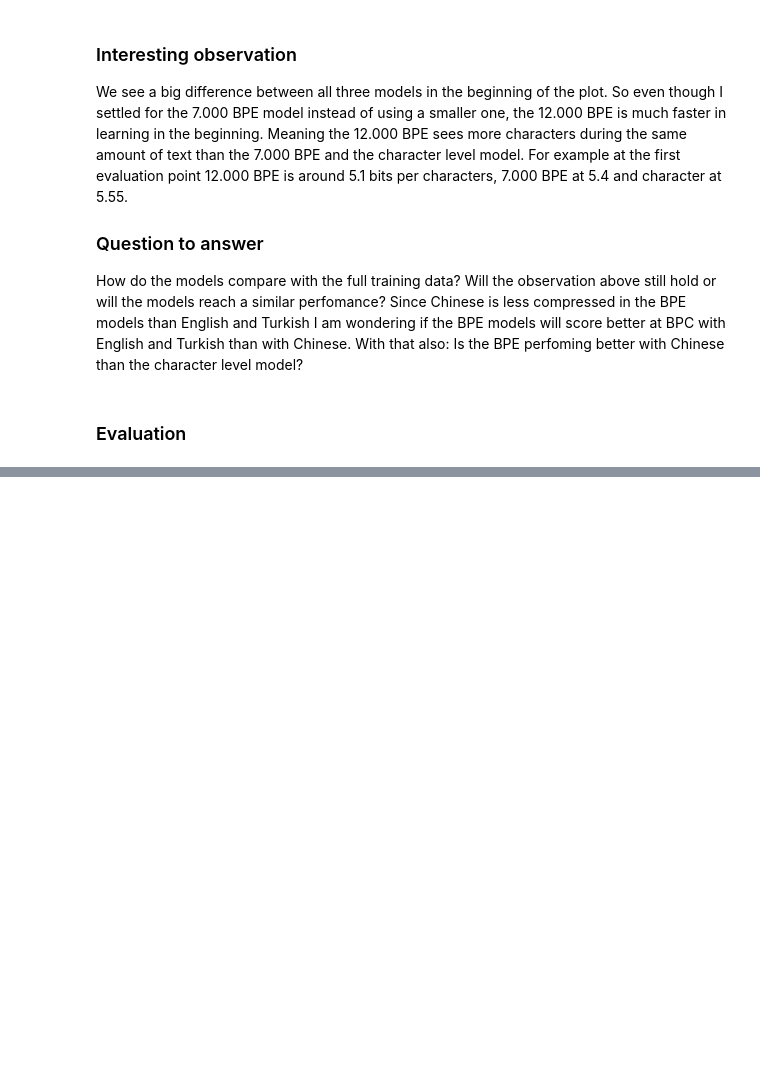
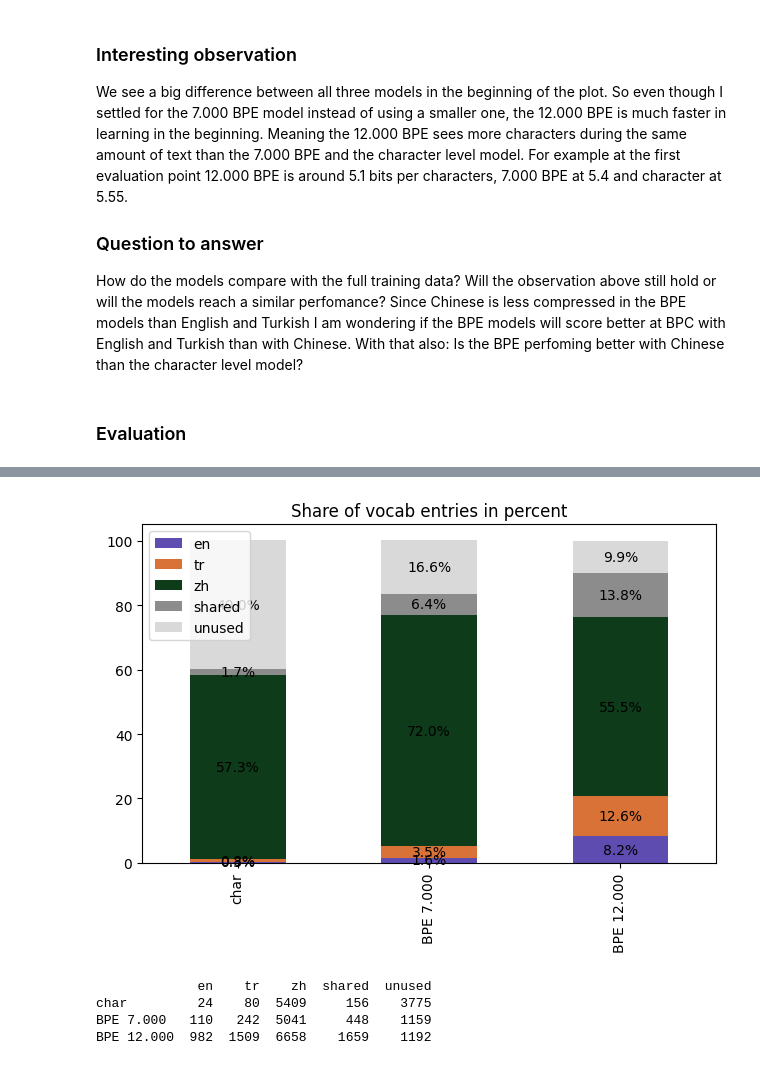
Before and after one commit to cschuene-dev/Advanced-Machine-Learning, a Jupyter notebook: Assignment.ipynb, the cells around one changed output, grey strips where cells are left out. Cells and saved outputs as stored; diff of their text form; code cells hidden in the pictures; blank space fills up the shorter version.

Commit message:
more analysis of results and some plot changes

```diff
--- a/Assignment.ipynb
+++ b/Assignment.ipynb
@@ -61,6 +62,7 @@ for split in ["train", "valid", "test"]:
 # Character tokenizer: one token for each unicode character
 sentences_train = (data["train"]["en"] + data["train"]["tr"] + data["train"]["zh"]) #shared vocabulary using train set
 sentences_valid = (data["valid"]["en"] + data["valid"]["tr"] + data["valid"]["zh"])
+sentences_test = (data["test"]["en"] + data["test"]["tr"] + data["test"]["zh"])
 
 chars = sorted(set("".join(sentences_train)))
 char_ID = {"<unk>":0} #unseen tokens
@@ -411,6 +427,7 @@ total_token_char_S = total_train_char/len(train_flattened_S)
 total_token_char_L = total_train_char/len(train_flattened_L)
 
 valid_chars = sum(len(sentence) for sentence in sentences_valid)
+test_chars = sum(len(sentence) for sentence in sentences_test)
 
 print(total_train_char)
 print(total_token_char_C, total_token_char_S, total_token_char_L)
@@ -582,8 +599,8 @@ BPC_L_zh = BPC_per_lang(model_L, valid_flattened_L_zh, "zh")
 # %%
 flat_lists = {
-    "char": (model_C, {"en": valid_flattened_C_en,"tr": valid_flattened_C_tr, "zh": valid_flattened_C_zh}, BPC_C),
-    "BPE 7.000": (model_S, {"en": valid_flattened_S_en, "tr": valid_flattened_S_tr, "zh": valid_flattened_S_zh}, BPC_S),
-    "BPE 12.000": (model_L, {"en": valid_flattened_L_en,"tr": valid_flattened_L_tr, "zh": valid_flattened_L_zh}, BPC_L),
+    "char": (model_C, {"en": test_flattened_C_en,"tr": test_flattened_C_tr, "zh": test_flattened_C_zh}, BPC_C),
+    "BPE 7.000": (model_S, {"en": test_flattened_S_en, "tr": test_flattened_S_tr, "zh": test_flattened_S_zh}, BPC_S),
+    "BPE 12.000": (model_L, {"en": test_flattened_L_en,"tr": test_flattened_L_tr, "zh": test_flattened_L_zh}, BPC_L),
 }
 
 results = {}
@@ -593,6 +610,13 @@ for name, (model, flats, overall) in flat_lists.items():
     results[name]["overall"] = overall
 bpc_table = pandas.DataFrame(results).T.round(3)
 
-print(results)
-bpc_table
+print(bpc_table)
+
+bpc_table.to_latex(
+    "bpc_table.tex",
+    index=True,
+    caption="Bits per character (BPC) on the test data.",
+    label="tab:bpc",
+    float_format="%.3f"
+)
 # %% [output]
@@ -685,0 +711,8 @@ plt.savefig("vocab_distribution.png", dpi=200, bbox_inches="tight")
+# %%
+# first making a table to use for plotting
+summary_table = {
+    "char": summary_distribution(distribution_C_en, distribution_C_tr, distribution_C_zh, vocab_size_char),
+    "BPE 7.000": summary_distribution(distribution_S_en, distribution_S_tr, distribution_S_zh, vocab_size_S),
+    "BPE 12.000": summary_distribution(distribution_L_en, distribution_L_tr, distribution_L_zh, vocab_size_L)
+}
+print(summary_table)
@@ -685,0 +737,23 @@ plt.savefig("vocab_distribution.png", dpi=200, bbox_inches="tight")
+# %%
+cats = ["en", "tr", "zh", "shared", "unused"]
+# accessing the total entries per model and putting them in a shared table
+table_entries = pandas.DataFrame({model: summary[1] for model, summary in summary_table.items()}).T.reindex(columns=cats).fillna(0).astype(int)
+# deviding by the total for each model to asnwer the question how the tokens split up over the languages for each model
+pct_entries = table_entries.div(table_entries.sum(axis=1), axis=0).mul(100).round(1)
+
+colors = {"en": "#5E4CB0", "tr": "#D87237", "zh": "#0E3B19", "shared": "#8C8C8C", "unused": "#D9D9D9"}
+ax = pct_entries.plot(kind="bar", stacked=True, title="Share of vocab entries in percent", color=[colors[c] for c in colors])
+
+for container in ax.containers:
+    ax.bar_label(container, fmt=lambda x: f"{x:.1f}%", label_type="center")
+
+plt.tight_layout()
+plt.savefig("vocab_distribution.png", dpi=200, bbox_inches="tight")
+plt.show()
+print(table_entries)
+# %% [output]
+[figure, added]
+             en    tr    zh  shared  unused
+char         24    80  5409     156    3775
+BPE 7.000   110   242  5041     448    1159
+BPE 12.000  982  1509  6658    1659    1192
```
Also changed, not shown: parts of 15 cells of this notebook.
